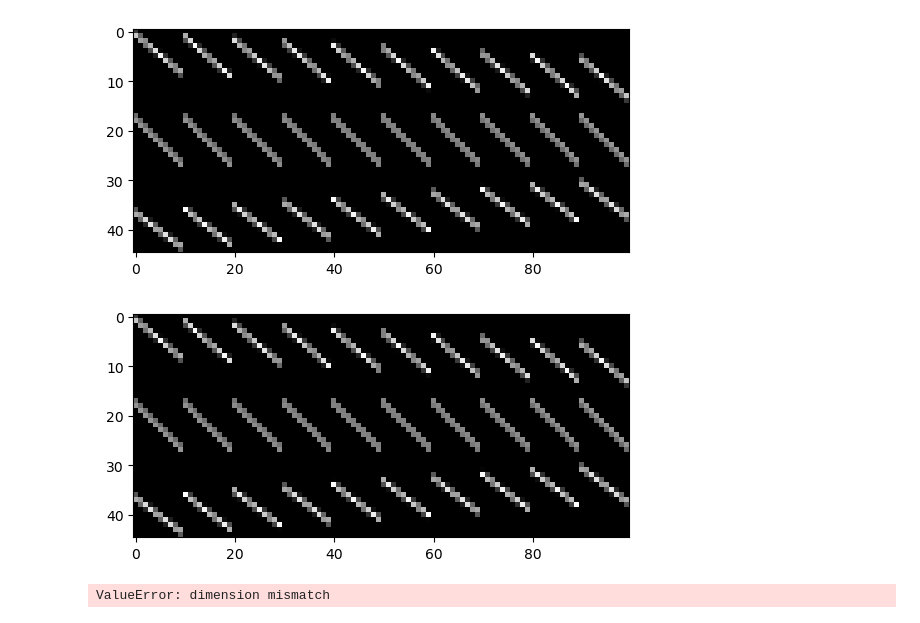
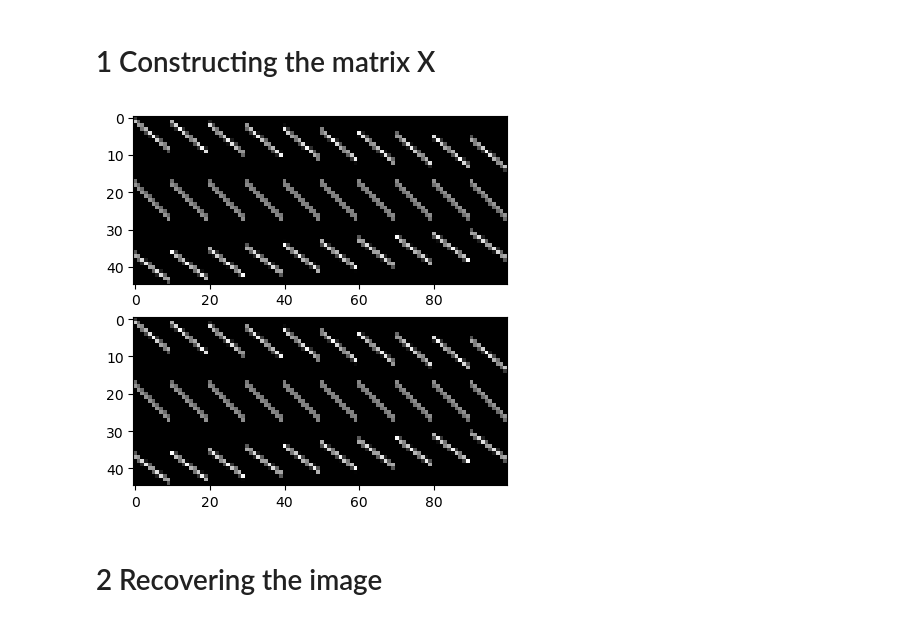
Before and after one commit to Simon-0711/ML_essentials, a Jupyter notebook: Exercise_4/tomography.ipynb, the cells around one changed output. Saved outputs shown, nothing was run; the diff lists cells and outputs as text; code cells hidden in the pictures.

```diff
--- a/Exercise_4/tomography.ipynb
+++ b/Exercise_4/tomography.ipynb
@@ -1,3 +1,5 @@
+# %% [markdown]
+# 1 Constructing the matrix X
 # %%
 import numpy as np
 import scipy
@@ -76,54 +78,53 @@ def construct_X(M, alphas, Np=None):
 # %%
 import matplotlib.pyplot as plt
 
 # Example usage
 M = 10
 alphas = [-33, 1, 42]
 X = construct_X(M, alphas, 15)
 
 # Convert sparse matrix to a dense numpy array for visualization
 X_dense = X.toarray()
 
-# X_dense = np.flip(X_dense, 0)
-# X_dense = np.flip(X_dense, 1)
+# load sample solution
+X_ex = np.load('hs_tomography/X_example.npy')
 
-plt.imshow(X_dense, cmap='gray')
+fig, axs = plt.subplots(2, 1)
+axs[0].imshow(X_dense, cmap='gray')
+axs[1].imshow(X_ex, cmap='gray')
 plt.show()
 # %% [output]
-[figure, old version]
+[figure, new version]
-# %%
-X_ex = np.load('hs_tomography/X_example.npy')
-
-plt.imshow(X_ex, cmap='gray')
-plt.show()
-# %% [output]
-[figure, removed]
+# %% [markdown]
+# 2 Recovering the image
 # %%
 import numpy as np
 import scipy.sparse.linalg as linalg
 import matplotlib.pyplot as plt
 
-# Load the data
-alphas = np.load('hs_tomography/alphas_77.npy')
-y = np.load('hs_tomography/y_77.npy')
+def display_x_ray(alphas, y, M, Np, title="Reconstructed Tomogram"):
 
-# Construct X matrix
-# ... Code for constructing X matrix ...
+    # Construct X matrix
+    X = construct_X(M=M, alphas=alphas, Np=Np)
 
-# Find the least-squares solution using lsqr solver
-X_sparse = scipy.sparse.csc_matrix(X)  # Convert X to sparse matrix
-tol = 1e-05  # Tolerance for the solver
-beta, _ = linalg.lsqr(X_sparse, y, atol=tol, btol=tol)[:2]
+    # Find the least-squares solution using lsqr solver
+    # Convert X to sparse matrix
+    X_sparse = scipy.sparse.csc_matrix(X)
+    # Tolerance for the solver
+    tol = 1e-05
+    beta, _ = linalg.lsqr(X_sparse, y, atol=tol, btol=tol)[:2]
 
-# Reshape beta to a 2D array based on the desired image dimensions
-image_width = 10  # Specify the desired image width (number of columns)
-image_height = len(beta) // image_width  # Calculate the corresponding image height (number of rows)
-image = np.reshape(beta, (image_height, image_width))
+    # Reshape beta to a 2D array based on the desired image dimensions
+    # Specify the desired image width (number of columns)
+    image_width = M
+    # Calculate the corresponding image height (number of rows)
+    image_height = len(beta) // image_width
+    image = np.reshape(beta, (image_height, image_width))
 
-# Plot the image
-plt.imshow(image, cmap='gray')  # Use a grayscale colormap
-plt.title("Reconstructed Tomogram")
-plt.colorbar()  # Add a colorbar for reference
-plt.show()
+    # Plot the image
+    # Use a grayscale colormap
+    plt.imshow(image, cmap='gray')
+    plt.title(title)
+    # Add a colorbar for reference
+    plt.colorbar()
+    plt.show()
-# %% [output]
-ValueError: dimension mismatch
```
Also changed, not shown: parts of 6 cells of this notebook.
